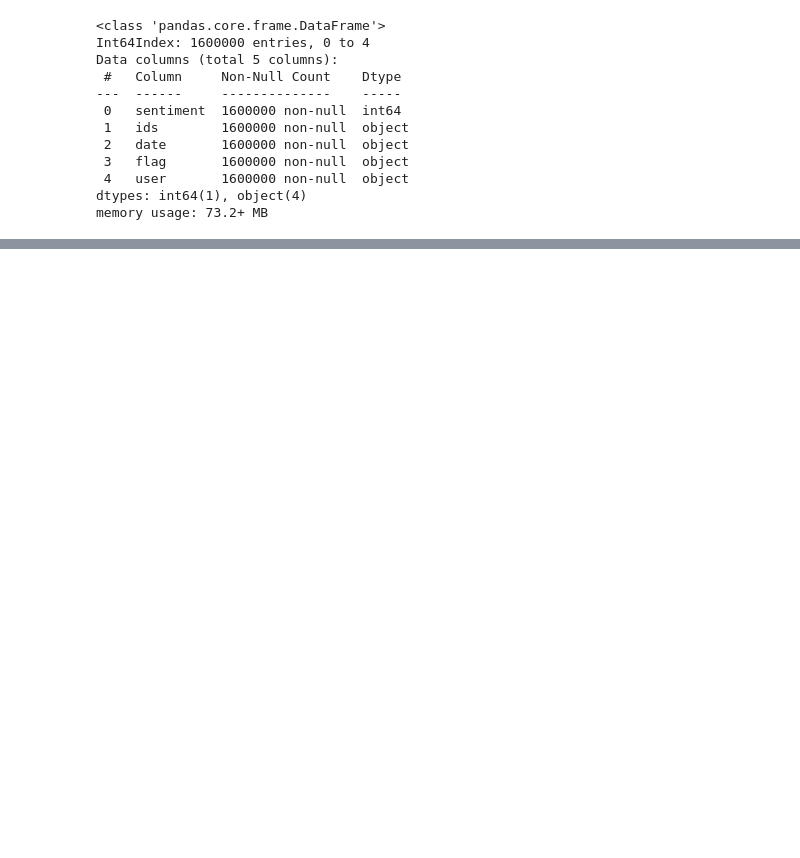
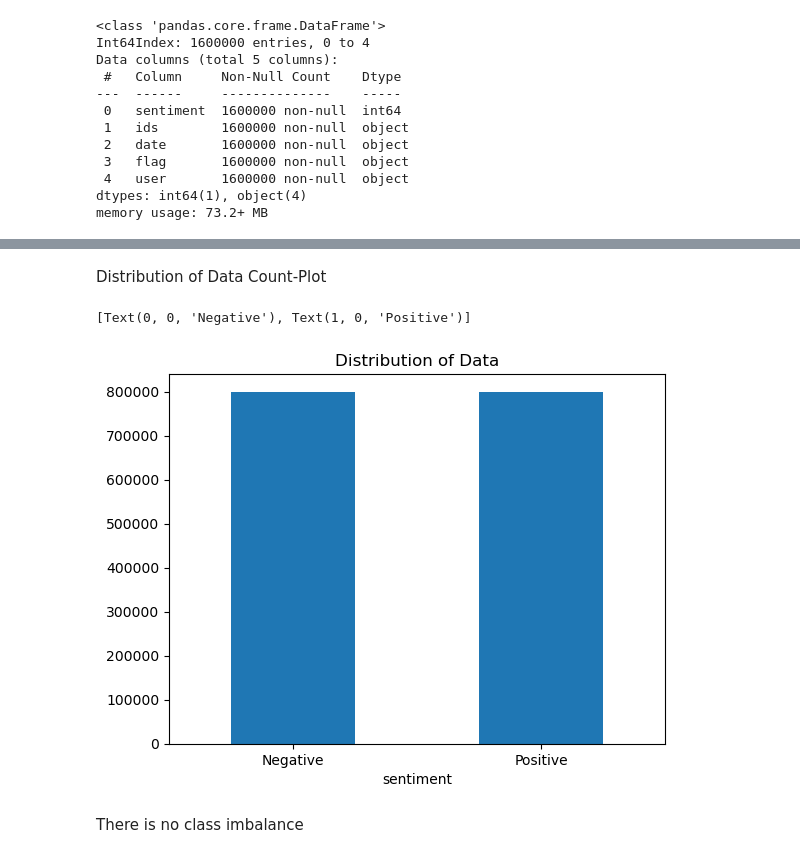
Before and after one commit to CKawara/Twitter-Sentiment-Analysis, a Jupyter notebook: Sentiment_Analysis.ipynb, the cells around one changed output, grey strips where cells are left out. Cells and saved outputs as stored; diff of their text form; code cells hidden in the pictures; blank space fills up the shorter version.

Commit message:
plot data distribution

```diff
--- a/Sentiment_Analysis.ipynb
+++ b/Sentiment_Analysis.ipynb
@@ -46,0 +89,16 @@ memory usage: 73.2+ MB
+# %% [markdown]
+Distribution of Data Count-Plot
+# %%
+# Remove unnecessary columns
+df = df[['sentiment', 'text']]
+
+# replacing the value for easy understanding
+df['sentiment'] = df['sentiment'].replace(4,1)
+
+# Plottimg the distribution
+df.groupby('sentiment').count().plot(kind='bar', title = 'Distribution of Data', legend=False).set_xticklabels(['Negative','Positive'], rotation=0)
+# %% [output]
+[Text(0, 0, 'Negative'), Text(1, 0, 'Positive')]
+[figure, added]
+# %% [markdown]
+There is no class imbalance
```
Also changed, not shown: parts of 10 cells of this notebook.
